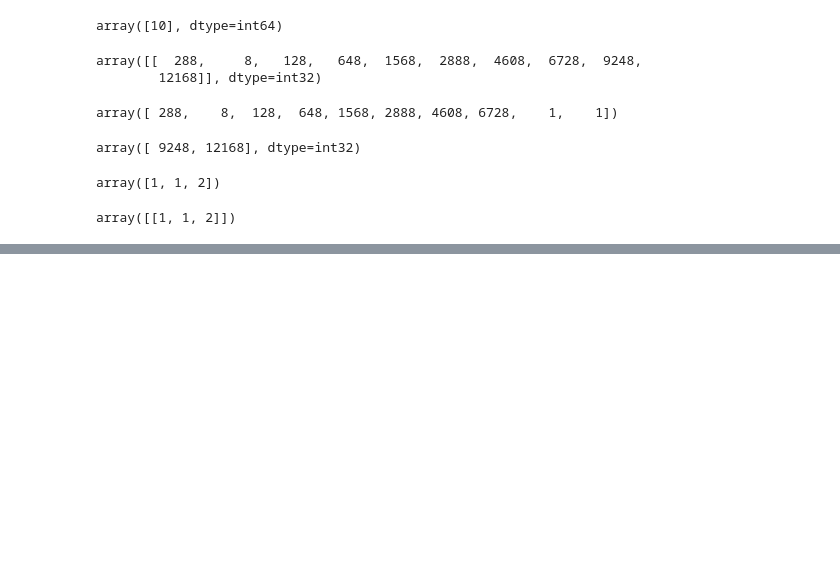
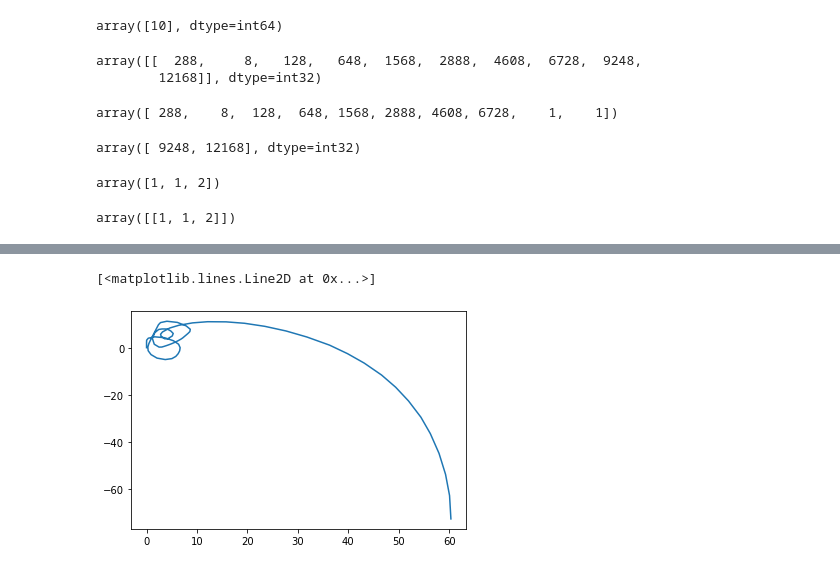
Before and after one commit to molumitu/crossroad_mpc, a Jupyter notebook: test.ipynb, the cells around one changed output, grey strips where cells are left out. Cells and saved outputs as stored; diff of their text form; code cells hidden in the pictures; blank space fills up the shorter version.

```diff
--- a/test.ipynb
+++ b/test.ipynb
@@ -114,0 +215,13 @@ array([[1, 1, 2]])
+# %%
+steer = data[:,0]
+a_x = data[:,1]
+# %%
+ego_init_state = [8, 0, 0, 0, 0, 90]
+# %%
+obs = ego_init_state.copy()
+obs_record = [obs]
+for i in range(85):
+    obs, _ = v1.state_trans(obs, [steer[i], a_x[i]], 0.1)
+    obs_record.append(obs)
+# %%
+result = np.stack(obs_record,0)
@@ -114,0 +231,5 @@ array([[1, 1, 2]])
+# %%
+plt.plot(result[:,3],result[:,4])
+# %% [output]
+[<matplotlib.lines.Line2D at 0x...>]
+[figure, added]
```
Also changed, not shown: parts of 23 cells of this notebook, 11 other files.
